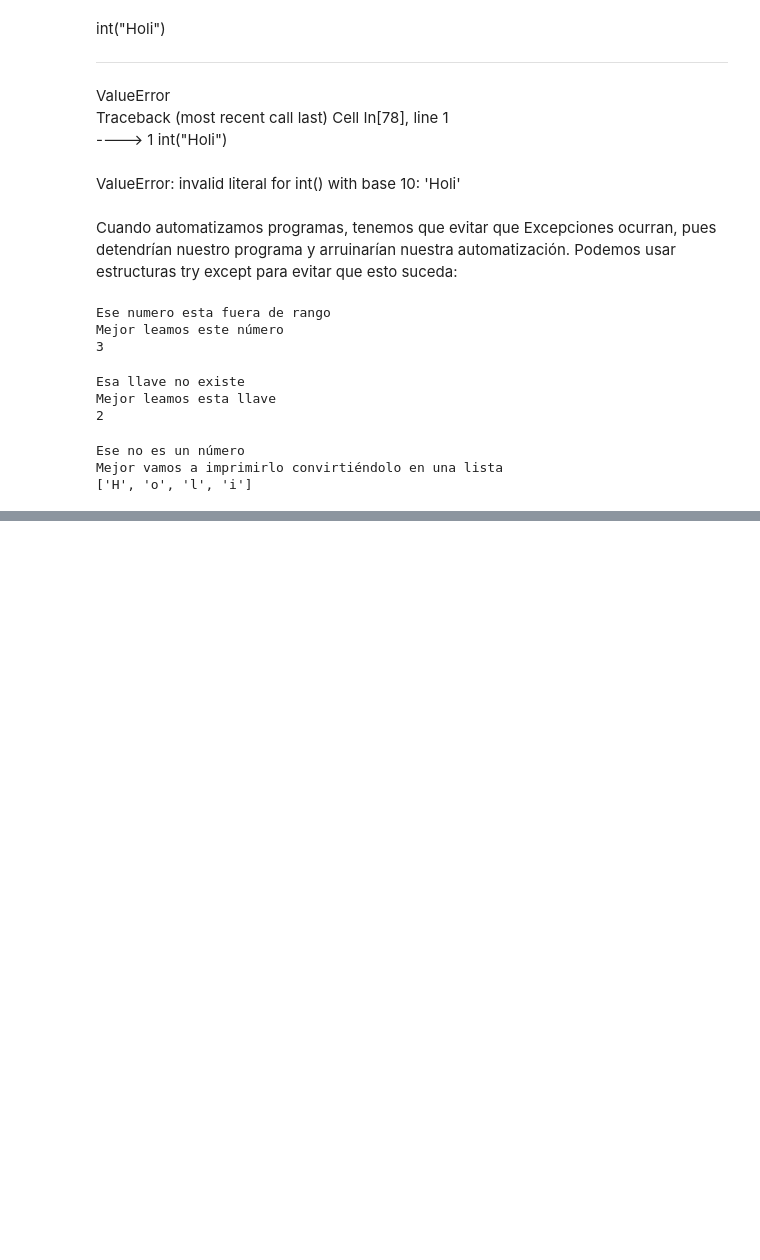
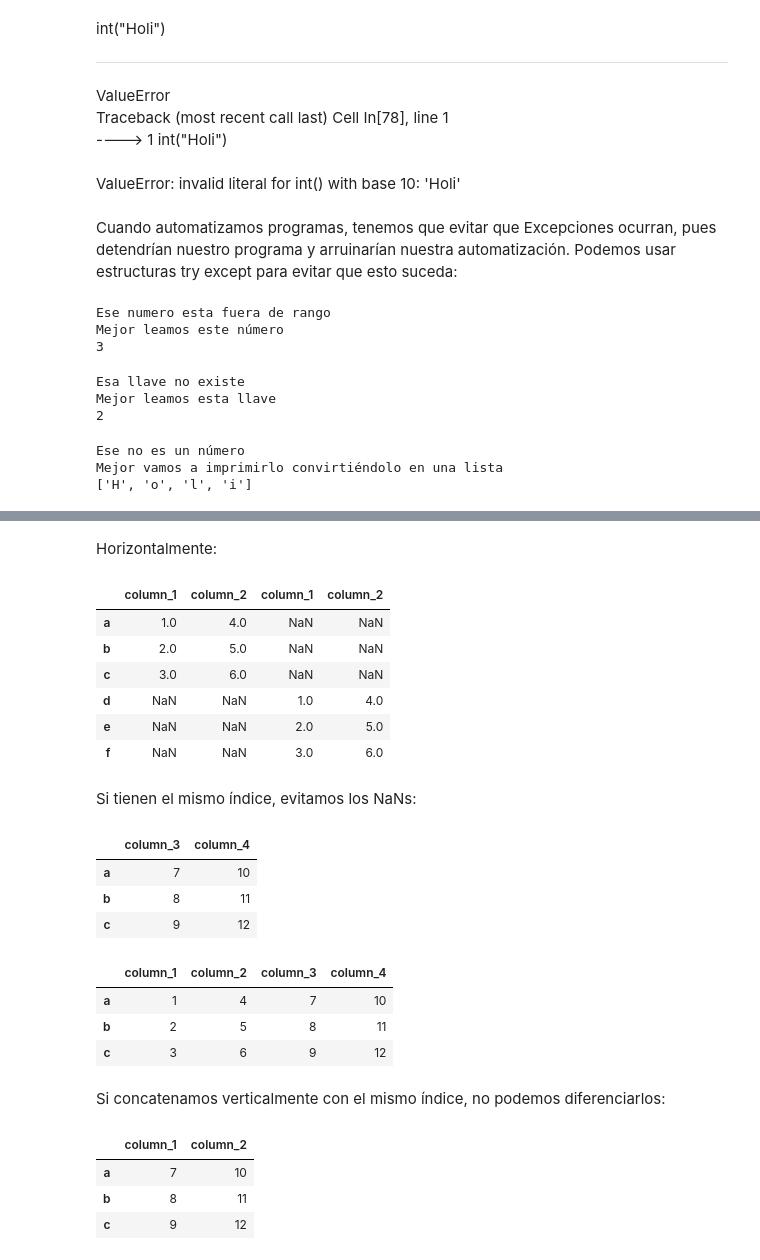
Before and after one commit to ivonnemorenoa/Procesamiento_de_Datos_con_Python, a Jupyter notebook: 6. APIs, Automatización y concatenación de DataFrames/APIs_automation_concatenation_DF.ipynb, the cells around one changed output, grey strips where cells are left out. Saved outputs shown, nothing was run; the diff lists cells and outputs as text; code cells hidden in the pictures; blank space fills up the shorter version.

```diff
--- a/6. APIs, Automatización y concatenación de DataFrames/APIs_automation_concatenation_DF.ipynb
+++ b/6. APIs, Automatización y concatenación de DataFrames/APIs_automation_concatenation_DF.ipynb
@@ -229,0 +365,51 @@ Mejor vamos a imprimirlo convirtiéndolo en una lista
+# %% [markdown]
+Horizontalmente:
+# %%
+pd.concat([df_1, df_2], axis=1)
+# %% [output]
+|  | column_1 | column_2 | column_1 | column_2 |
+| a | 1.0 | 4.0 | NaN | NaN |
+| b | 2.0 | 5.0 | NaN | NaN |
+| c | 3.0 | 6.0 | NaN | NaN |
+| d | NaN | NaN | 1.0 | 4.0 |
+| e | NaN | NaN | 2.0 | 5.0 |
+| f | NaN | NaN | 3.0 | 6.0 |
+# %% [markdown]
+Si tienen el mismo índice, evitamos los NaNs:
+# %%
+data_3 = {
+    'column_3': [7, 8, 9],
+    'column_4': [10, 11, 12]
+}
+
+df_3 = pd.DataFrame(data_3, index=['a', 'b', 'c'])
+
+df_3
+# %% [output]
+|  | column_3 | column_4 |
+| a | 7 | 10 |
+| b | 8 | 11 |
+| c | 9 | 12 |
+# %%
+pd.concat([df_1, df_3], axis=1)
+# %% [output]
+|  | column_1 | column_2 | column_3 | column_4 |
+| a | 1 | 4 | 7 | 10 |
+| b | 2 | 5 | 8 | 11 |
+| c | 3 | 6 | 9 | 12 |
+# %% [markdown]
+Si concatenamos verticalmente con el mismo índice, no podemos diferenciarlos:
+# %%
+data_4 = {
+    'column_1': [7, 8, 9],
+    'column_2': [10, 11, 12]
+}
+
+df_4 = pd.DataFrame(data_4, index=['a', 'b', 'c'])
+
+df_4
+# %% [output]
+|  | column_1 | column_2 |
+| a | 7 | 10 |
+| b | 8 | 11 |
+| c | 9 | 12 |
```
Also changed, not shown: parts of 39 cells of this notebook, 1 other file.
